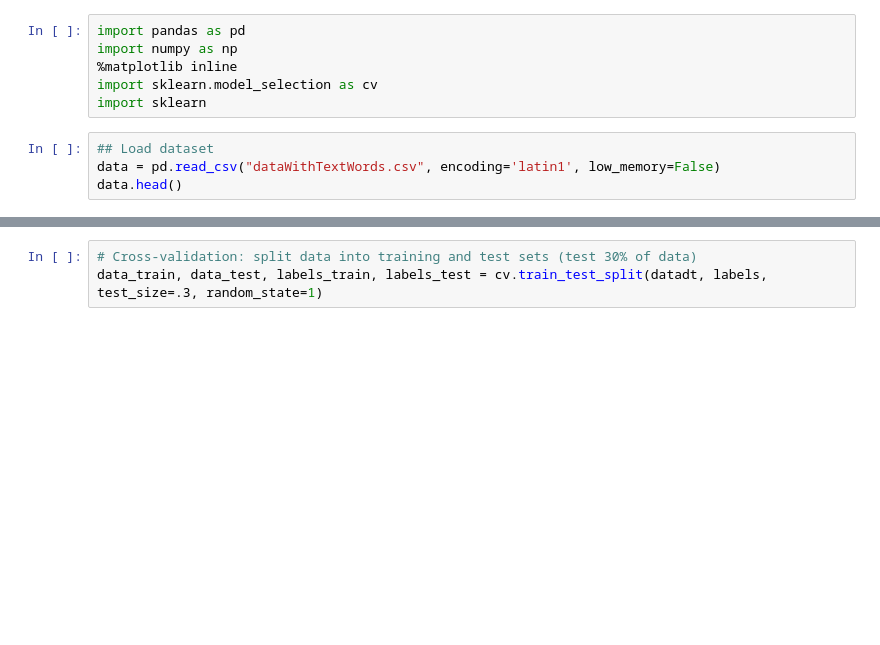
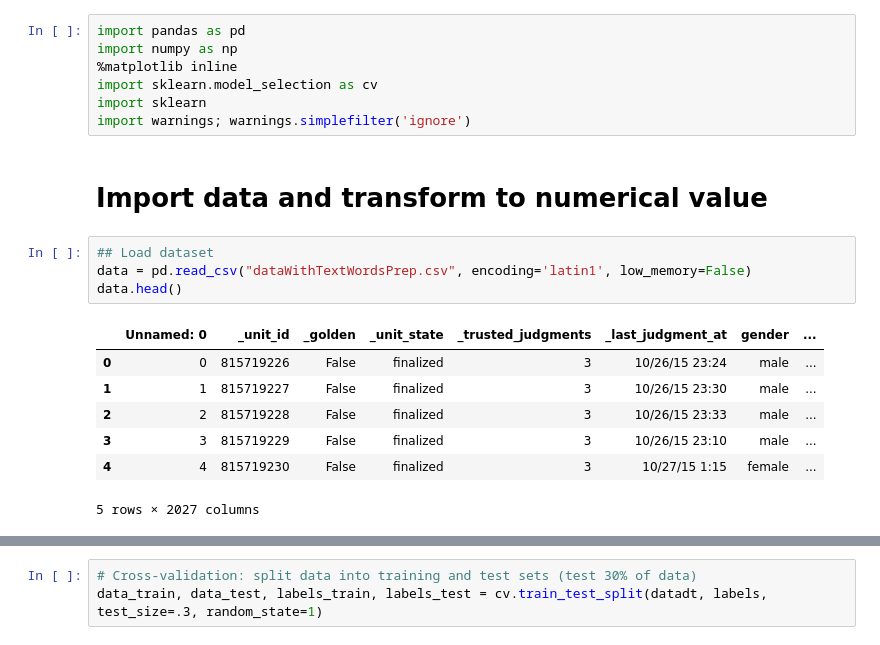
Before and after one commit to ribes96/Grau-MD, a Jupyter notebook: Entrega2/DT_method_with_text.ipynb, the cells around one changed output, grey strips where cells are left out. Saved outputs shown, nothing was run; the diff lists cells and outputs as text; blank space fills up the shorter version.

```diff
--- a/Entrega2/DT_method_with_text.ipynb
+++ b/Entrega2/DT_method_with_text.ipynb
@@ -4,8 +4,19 @@ import numpy as np
 %matplotlib inline
 import sklearn.model_selection as cv
 import sklearn
+import warnings; warnings.simplefilter('ignore')
+# %% [markdown]
+# Import data and transform to numerical value
 # %%
 ## Load dataset
-data = pd.read_csv("dataWithTextWords.csv", encoding='latin1', low_memory=False)
+data = pd.read_csv("dataWithTextWordsPrep.csv", encoding='latin1', low_memory=False)
 data.head()
+# %% [output]
+|  | Unnamed: 0 | _unit_id | _golden | _unit_state | _trusted_judgments | _last_judgment_at | gender | ... |
+| 0 | 0 | 815719226 | False | finalized | 3 | 10/26/15 23:24 | male | ... |
+| 1 | 1 | 815719227 | False | finalized | 3 | 10/26/15 23:30 | male | ... |
+| 2 | 2 | 815719228 | False | finalized | 3 | 10/26/15 23:33 | male | ... |
+| 3 | 3 | 815719229 | False | finalized | 3 | 10/26/15 23:10 | male | ... |
+| 4 | 4 | 815719230 | False | finalized | 3 | 10/27/15 1:15 | female | ... |
+5 rows × 2027 columns
 # %%
```
Also changed, not shown: parts of 10 cells of this notebook.
